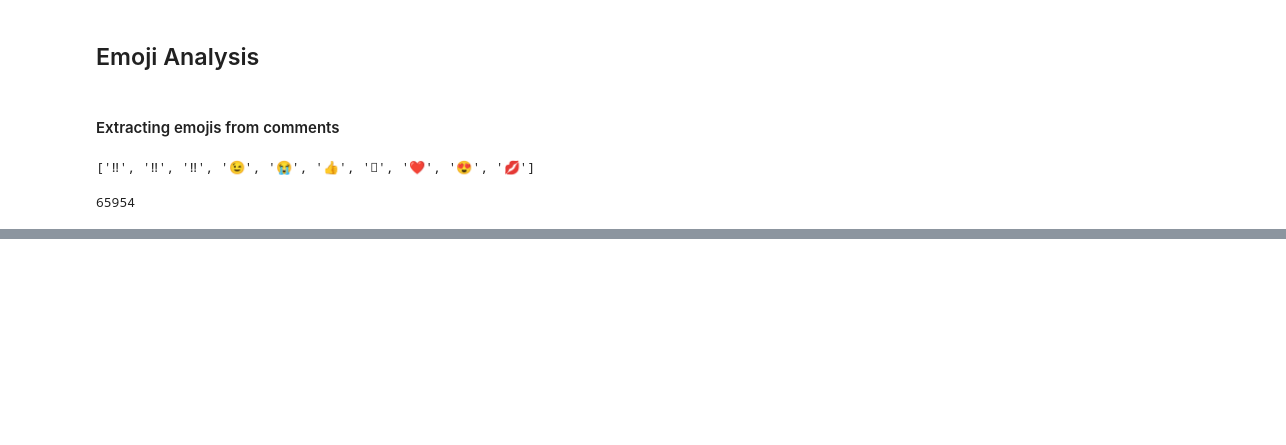
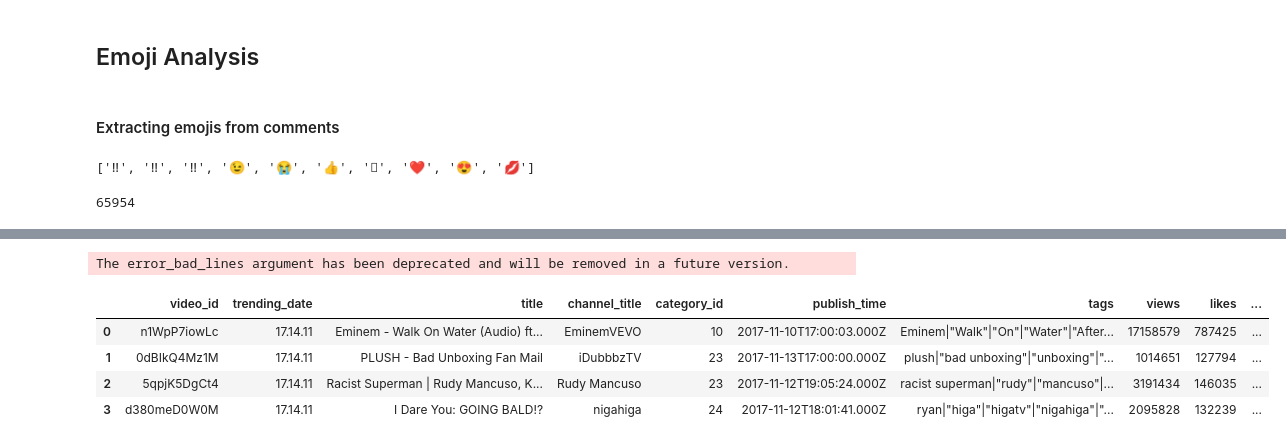
Before and after one commit to Omkar078/Youtube-text-Data-Analysis, a Jupyter notebook: Youtube Data Analysis.ipynb, the cells around one changed output, grey strips where cells are left out. Drawn from its saved outputs; the diff is of its cells as text; code cells hidden in the pictures; blank space fills up the shorter version.

```diff
--- a/Youtube Data Analysis.ipynb
+++ b/Youtube Data Analysis.ipynb
@@ -222,0 +225,5 @@ iplot([trace])
+# %%
+path = r'additional_data'
+# %%
+files = os.listdir(path)
+files
@@ -222,0 +253,3 @@ iplot([trace])
+# %%
+files_csv=[files[i] for i in range(0,len(files),2)]
+files_csv
@@ -222,0 +267,17 @@ iplot([trace])
+# %%
+full_df=pd.DataFrame()
+
+for file in files_csv:
+    current_df=pd.read_csv(path+'/'+file,encoding='iso-8859-1',error_bad_lines=False)
+    current_df['country']=file.split('.')[0][0:2]
+    full_df=pd.concat([full_df,current_df])
+# %% [output]
+The error_bad_lines argument has been deprecated and will be removed in a future version.
+# %%
+full_df.head(4)
+# %% [output]
+|  | video_id | trending_date | title | channel_title | category_id | publish_time | tags | views | likes | ... |
+| 0 | n1WpP7iowLc | 17.14.11 | Eminem - Walk On Water (Audio) ft... | EminemVEVO | 10 | 2017-11-10T17:00:03.000Z | Eminem|"Walk"|"On"|"Water"|"After... | 17158579 | 787425 | ... |
+| 1 | 0dBIkQ4Mz1M | 17.14.11 | PLUSH - Bad Unboxing Fan Mail | iDubbbzTV | 23 | 2017-11-13T17:00:00.000Z | plush|"bad unboxing"|"unboxing"|"... | 1014651 | 127794 | ... |
+| 2 | 5qpjK5DgCt4 | 17.14.11 | Racist Superman | Rudy Mancuso, K... | Rudy Mancuso | 23 | 2017-11-12T19:05:24.000Z | racist superman|"rudy"|"mancuso"|... | 3191434 | 146035 | ... |
+| 3 | d380meD0W0M | 17.14.11 | I Dare You: GOING BALD!? | nigahiga | 24 | 2017-11-12T18:01:41.000Z | ryan|"higa"|"higatv"|"nigahiga"|"... | 2095828 | 132239 | ... |
```
Also changed, not shown: parts of 17 cells of this notebook.
